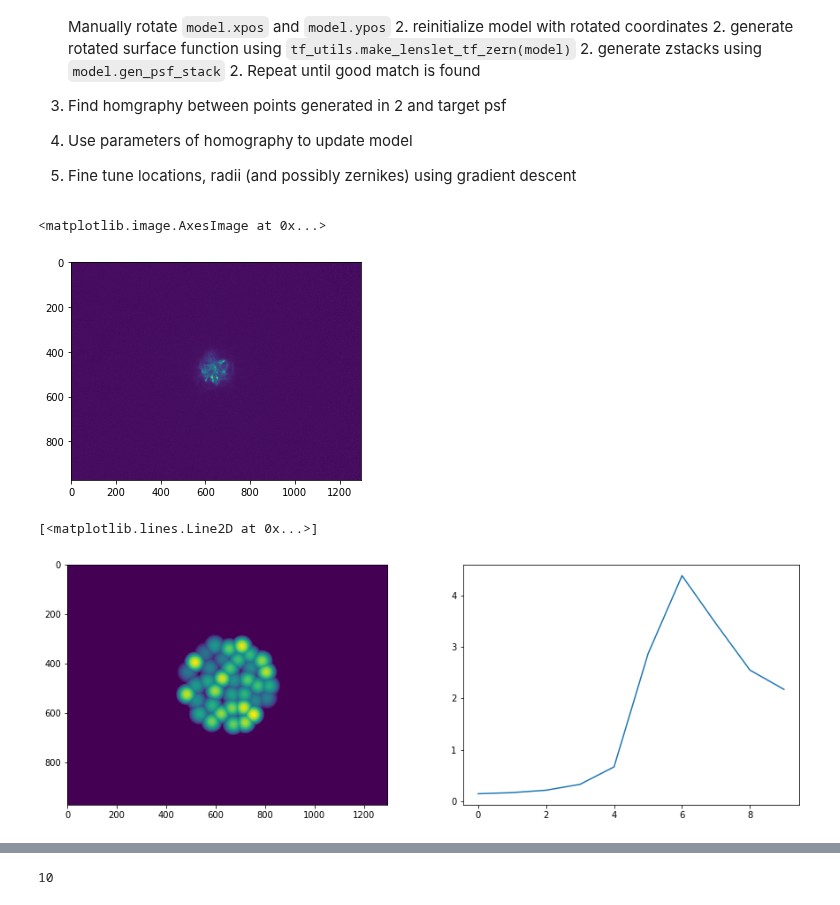
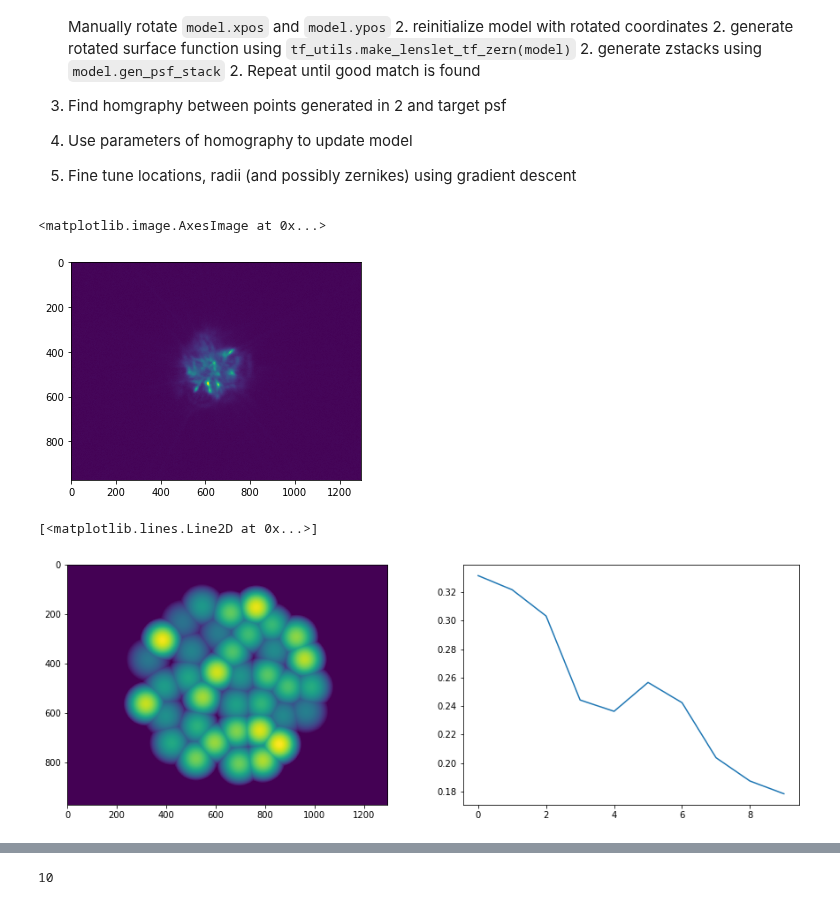
Before and after one commit to antipa/Randoscope_dev, a Jupyter notebook: miniscope_fit_3d_PSF.ipynb, the cells around one changed output, grey strips where cells are left out. Cells and saved outputs as stored; diff of their text form; code cells hidden in the pictures.

```diff
--- a/miniscope_fit_3d_PSF.ipynb
+++ b/miniscope_fit_3d_PSF.ipynb
@@ -65,5 +68,5 @@ zernikes_index = []
 #                  lenslet_CA=0.2,lenslet_spacing = 'uniform')  # zsampling options: 'fixed' or 'uniform_random'
 
 model = msu_model(Nlenslets = 37, aberrations = False, zernikes = zernikes_index,loss_type='psf_error',psf_scale=1e2,
-                  lenslet_CA=0.2,lenslet_spacing = 'uniform',psf_file='../psf_meas/nanoscribev1_zstack_june262019_2x_dz40_shifted.mat')
+                  lenslet_CA=0.2e3,lenslet_spacing = 'uniform',psf_file='../psf_meas/nanoscribev1_zstack_june262019_2x_dz40_shifted_center_interp.mat',incoherent_source = True)
 #psf_file='../psf_meas/nanoscribev1_zstack_june262019_2x_dz40_shifted.mat'
@@ -72,7 +85,7 @@ plt.figure(),
 plt.imshow(model.target_psf[-1])
 # %% [output]
 <matplotlib.image.AxesImage at 0x...>
-[figure, old version]
+[figure, new version]
 # %%
 # Load in the x,y,r,zernikes from a previous run
 
@@ -119,30 +132,32 @@ re_init_model(model,xinit, yinit, rinit, zerninit)
 # %%
 #model = msu_model(target_res=0.004,aberrations = True)  # zsampling options: 'fixed' or 'uniform_random'
 load_init_from_file = False
 # Load initialization from file
 if load_init_from_file == True:
     print('loading initilization from file')
     file_best = '/media/hongdata/Kristina/MiniscopeData/best_init.mat'
     file_worst = '/media/hongdata/Kristina/MiniscopeData/worst_init.mat'
     model = load_model_from_file(model, file_best)
 
 # Save initial values for later comparison
 
 Rmat=model(0)
 
 R_init = Rmat
 Tinit,aper,_= tf_utils.make_lenslet_tf_zern(model)
 
-model_init = msu_model(target_res=0.004, aberrations = True, zernikes = zernikes_index)
+#model_init = msu_model(target_res=0.004, aberrations = True, zernikes = zernikes_index)
+# model_init = msu_model(Nlenslets = 37, aberrations = False, zernikes = zernikes_index,loss_type='psf_error',psf_scale=1e2,
+#                   lenslet_CA=0.2e3,lenslet_spacing = 'uniform',psf_file='../psf_meas/nanoscribev1_zstack_june262019_2x_dz40_shifted.mat')
 #re_init_model(model_init,xinit,yinit,rinit,zerninit)
 
-Rmat_init = model_init(0)
+Rmat_init = model(0)
 
 fig=plt.figure(figsize=(15,5))
 plt.subplot(1,2,1)
 plt.imshow(Tinit.numpy())
 plt.subplot(1,2,2)
 plt.plot(R_init.numpy())
 # %% [output]
 [<matplotlib.lines.Line2D at 0x...>]
-[figure, old version]
+[figure, new version]
```
Also changed, not shown: parts of 36 cells of this notebook, 2 other files.
